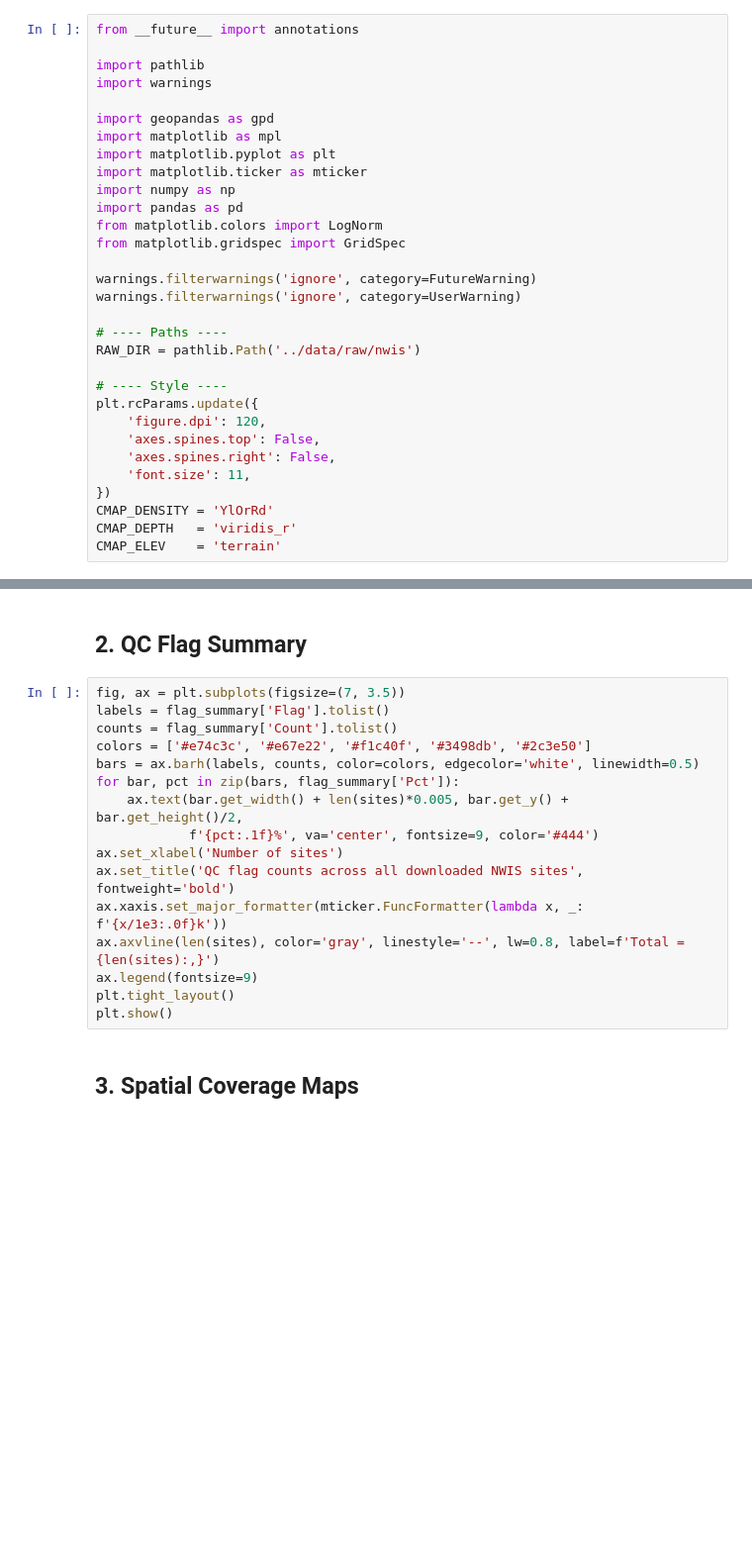
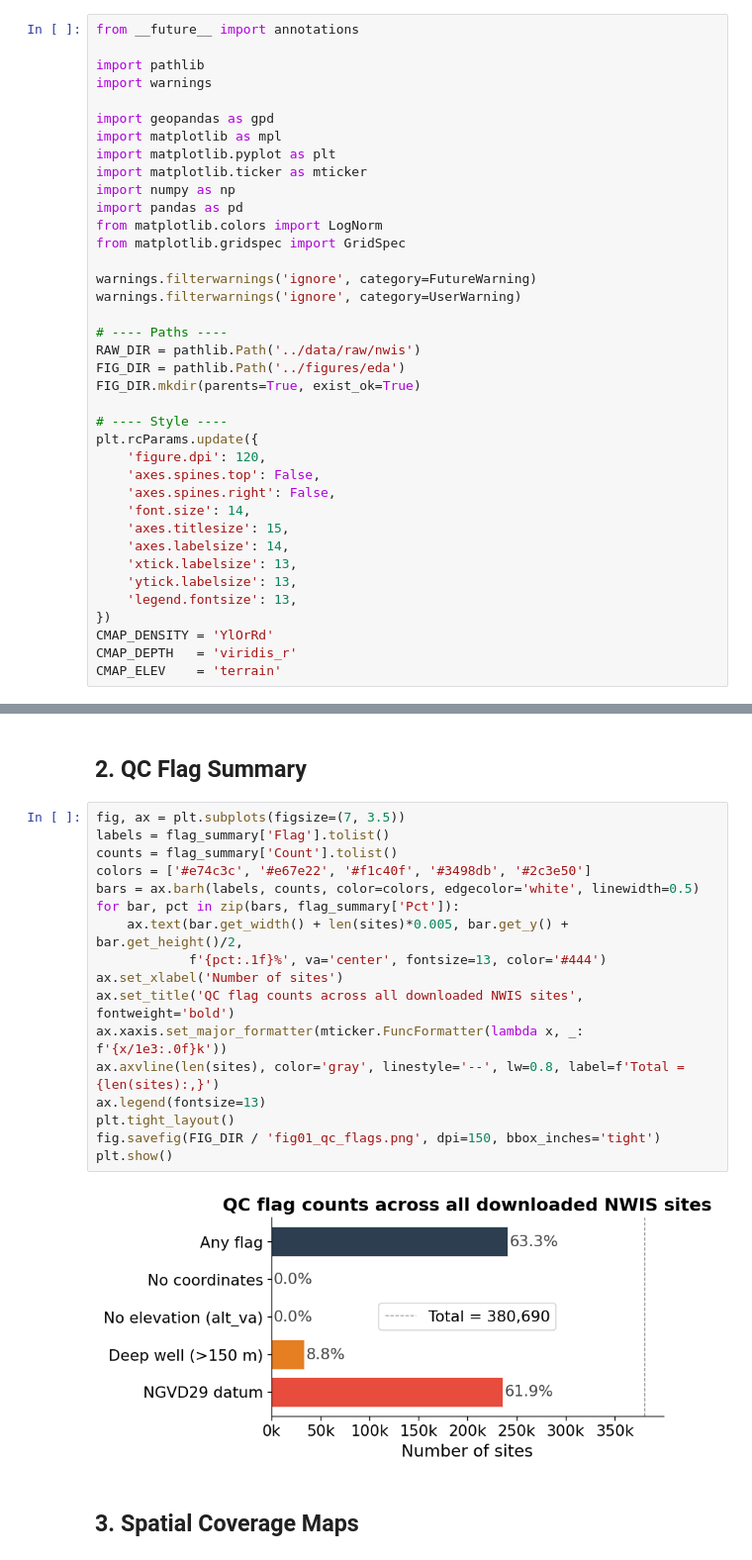
Before and after one commit to Denolle-Lab/gwl-space-time-smooth, a Jupyter notebook: notebooks/01_eda.ipynb, the cells around one changed output, grey strips where cells are left out. Shown at 99% size. Cells and saved outputs as stored; diff of their text form; blank space fills up the shorter version.

```diff
--- a/notebooks/01_eda.ipynb
+++ b/notebooks/01_eda.ipynb
@@ -35,13 +35,20 @@ warnings.filterwarnings('ignore', category=UserWarning)
 
 # ---- Paths ----
 RAW_DIR = pathlib.Path('../data/raw/nwis')
+FIG_DIR = pathlib.Path('../figures/eda')
+FIG_DIR.mkdir(parents=True, exist_ok=True)
 
 # ---- Style ----
 plt.rcParams.update({
     'figure.dpi': 120,
     'axes.spines.top': False,
     'axes.spines.right': False,
-    'font.size': 11,
+    'font.size': 14,
+    'axes.titlesize': 15,
+    'axes.labelsize': 14,
+    'xtick.labelsize': 13,
+    'ytick.labelsize': 13,
+    'legend.fontsize': 13,
 })
 CMAP_DENSITY = 'YlOrRd'
 CMAP_DEPTH   = 'viridis_r'
@@ -102,19 +122,22 @@ print(f'\nSites passing all QC flags (NAVD88, shallow, has elev+coord): {len(sit
 # %%
 fig, ax = plt.subplots(figsize=(7, 3.5))
 labels = flag_summary['Flag'].tolist()
 counts = flag_summary['Count'].tolist()
 colors = ['#e74c3c', '#e67e22', '#f1c40f', '#3498db', '#2c3e50']
 bars = ax.barh(labels, counts, color=colors, edgecolor='white', linewidth=0.5)
 for bar, pct in zip(bars, flag_summary['Pct']):
     ax.text(bar.get_width() + len(sites)*0.005, bar.get_y() + bar.get_height()/2,
-            f'{pct:.1f}%', va='center', fontsize=9, color='#444')
+            f'{pct:.1f}%', va='center', fontsize=13, color='#444')
 ax.set_xlabel('Number of sites')
 ax.set_title('QC flag counts across all downloaded NWIS sites', fontweight='bold')
 ax.xaxis.set_major_formatter(mticker.FuncFormatter(lambda x, _: f'{x/1e3:.0f}k'))
 ax.axvline(len(sites), color='gray', linestyle='--', lw=0.8, label=f'Total = {len(sites):,}')
-ax.legend(fontsize=9)
+ax.legend(fontsize=13)
 plt.tight_layout()
+fig.savefig(FIG_DIR / 'fig01_qc_flags.png', dpi=150, bbox_inches='tight')
 plt.show()
+# %% [output]
+[figure, added]
 # %% [markdown]
 ## 3. Spatial Coverage Maps
 # %%
```
Also changed, not shown: parts of 15 cells of this notebook, 12 other files.
